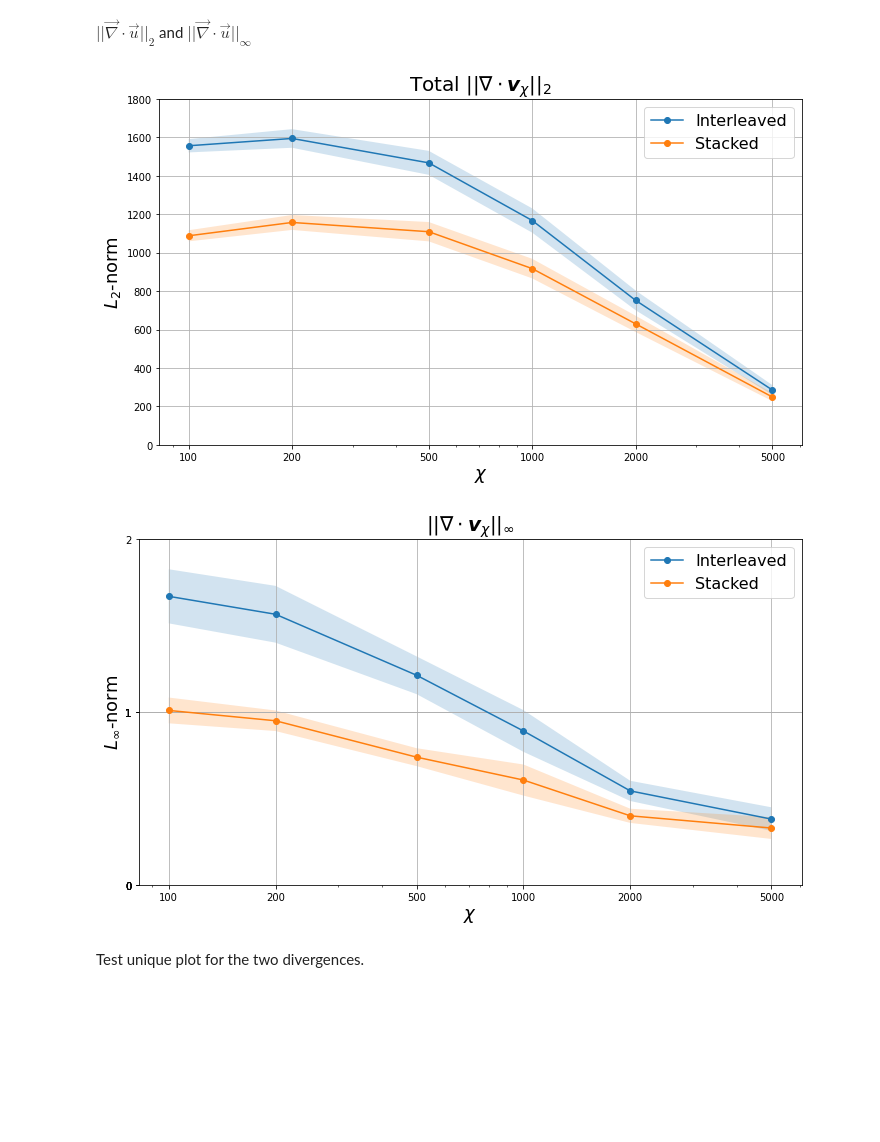
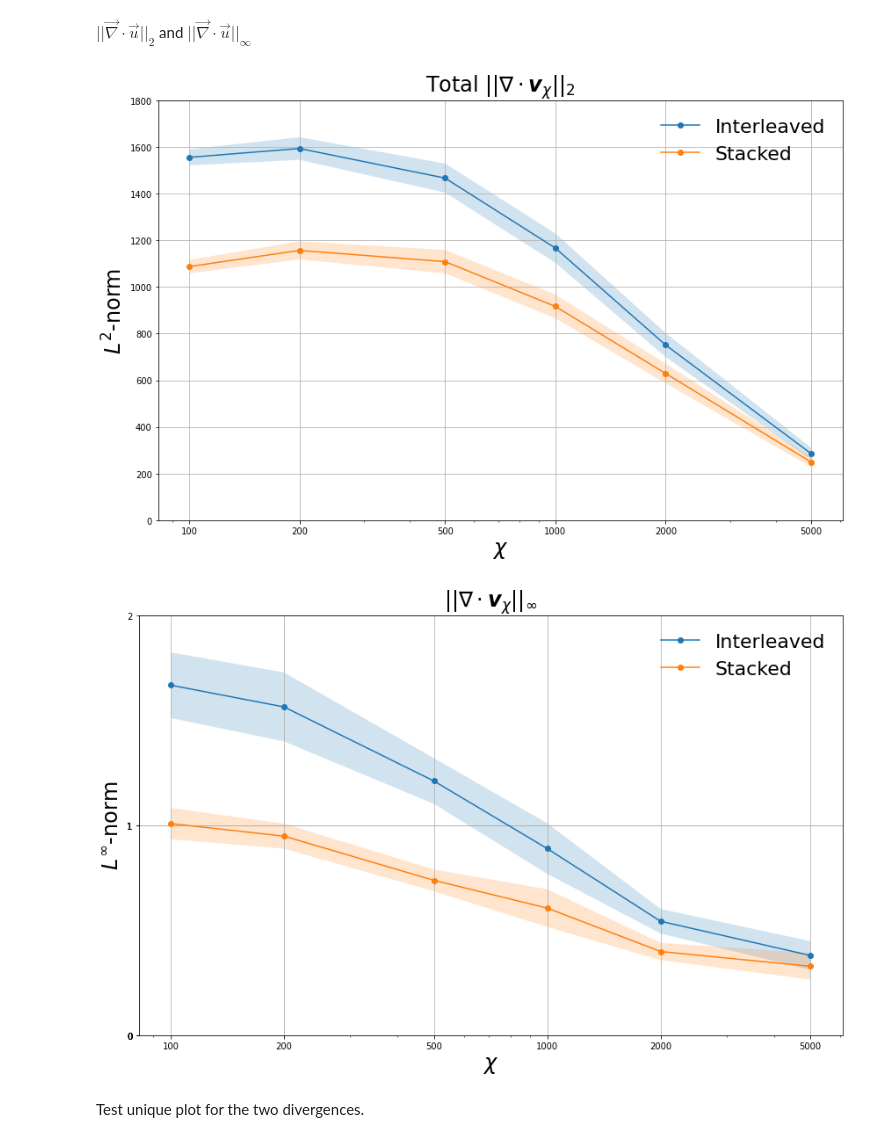
Before and after one commit to stefanopisoni/TN_Turbulence, a Jupyter notebook: Snapshots_compression/Snapshot_compression_plot.ipynb, the cells around one changed output. Saved outputs shown, nothing was run; the diff lists cells and outputs as text; code cells hidden in the pictures; blank space fills up the shorter version.

```diff
--- a/Snapshots_compression/Snapshot_compression_plot.ipynb
+++ b/Snapshots_compression/Snapshot_compression_plot.ipynb
@@ -609,39 +668,39 @@ for encoding in encodings:
         mean_dict[encoding].append(mean_value)
         var_dict[encoding].append(variance_value)
 
 # Plot the data with shaded variance area for each encoding
-plt.figure(figsize=(10, 6))
+plt.figure(figsize=(12, 8))
 
 for encoding in encodings:
     mean_values = mean_dict[encoding]
     var_values = var_dict[encoding]
     std_dev = np.sqrt(var_values)  # Standard deviation for error bars
 
     if encoding == 'sta':
         label = 'Stacked'
     elif encoding == 'seq':
         label = 'Interleaved'
 
     plt.plot(bd_max_values, mean_values, marker='o', linestyle='-', label=label)
     plt.fill_between(bd_max_values, np.array(mean_values) - std_dev, np.array(mean_values) + std_dev, alpha=0.2)
 
-plt.xlabel(r'$\chi$', fontsize=18)
-plt.ylabel(r'$L_2$-norm', fontsize=18)
-plt.title(r'Total $|| \nabla \cdot \boldsymbol{v}_{\chi} ||_2$', fontsize=20)
+plt.xlabel(r'$\chi$', fontsize=24)
+plt.ylabel(r'$L^2$-norm', fontsize=24)
+plt.title(r'Total $|| \nabla \cdot \boldsymbol{v}_{\chi} ||_2$', fontsize=24)
 plt.xscale('log')
-plt.legend(fontsize=16)
+plt.legend(fontsize=22, frameon=False)
 plt.xticks(bd_max_values, bd_max_values)
 plt.grid(True)
 
 # Set y-ticks to the integer part of the mean values
 yticks = [int(value) for value in plt.yticks()[0]]
 plt.yticks(yticks, yticks)
 
 plt.tight_layout()
 plt.savefig("Plots/Norm_2_divergence.pdf", format="pdf")
 plt.show()
 # %% [output]
-[figure, old version]
+[figure, new version]
 # %%
 import torch
 import numpy as np
@@ -685,7 +744,7 @@ for encoding in encodings:
         var_dict[encoding].append(variance_value)
 
 # Plot the data with shaded variance area for each encoding
-plt.figure(figsize=(10, 6))
+plt.figure(figsize=(12, 8))
 
 for encoding in encodings:
     mean_values = mean_dict[encoding]
@@ -700,11 +759,11 @@ for encoding in encodings:
     plt.plot(bd_max_values, mean_values, marker='o', linestyle='-', label=label)
     plt.fill_between(bd_max_values, np.array(mean_values) - std_dev, np.array(mean_values) + std_dev, alpha=0.2)
 
-plt.xlabel(r'$\chi$', fontsize=18)
-plt.ylabel(r'$L_{\infty}$-norm', fontsize=18)
-plt.title(r'$|| \nabla \cdot \boldsymbol{v}_{\chi} ||_{\infty}$', fontsize=20)
+plt.xlabel(r'$\chi$', fontsize=24)
+plt.ylabel(r'$L^{\infty}$-norm', fontsize=24)
+plt.title(r'$|| \nabla \cdot \boldsymbol{v}_{\chi} ||_{\infty}$', fontsize=24)
 plt.xscale('log')
-plt.legend(fontsize=16)
+plt.legend(fontsize=22, frameon=False)
 plt.xticks(bd_max_values, bd_max_values)
 plt.grid(True)
 
@@ -716,6 +775,6 @@ plt.tight_layout()
 plt.savefig("Plots/Norm_inf_divergence.pdf", format="pdf")
 plt.show()
 # %% [output]
-[figure, old version]
+[figure, new version]
 # %% [markdown]
 Test unique plot for the two divergences.
```
Also changed, not shown: parts of 6 cells of this notebook, 10 other files.
